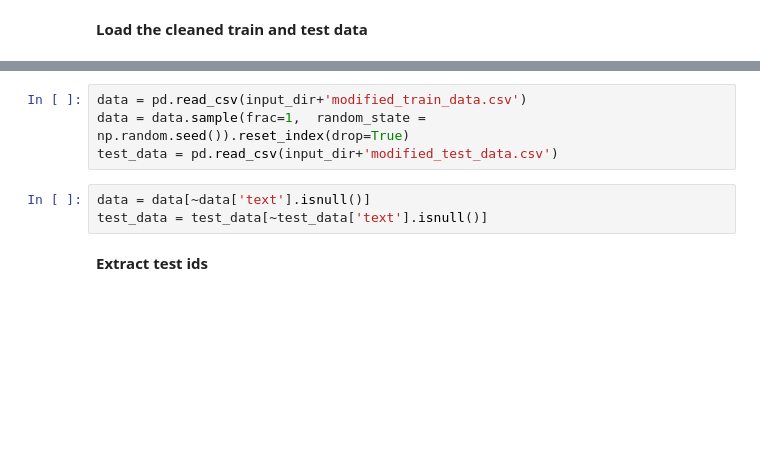
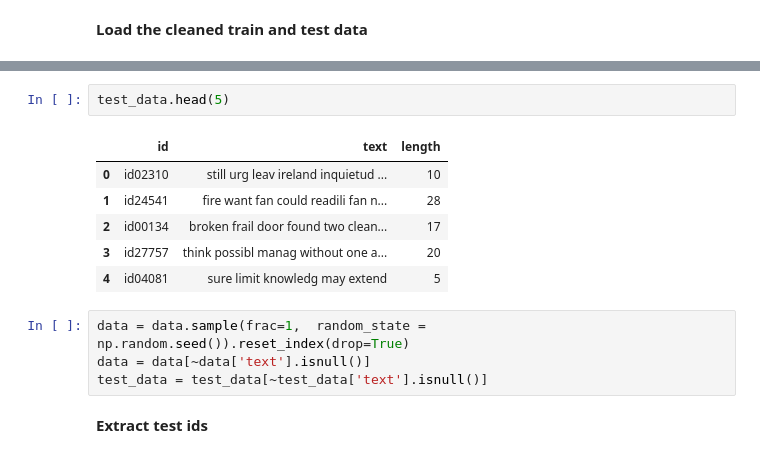
Before and after one commit to itratrahman/machine_learning_projects, a Jupyter notebook: spooky_author_identification/model/text_classification_multi_layered_lstm.ipynb, the cells around one changed output, grey strips where cells are left out. Drawn from its saved outputs; the diff is of its cells as text; blank space fills up the shorter version.

```diff
--- a/spooky_author_identification/model/text_classification_multi_layered_lstm.ipynb
+++ b/spooky_author_identification/model/text_classification_multi_layered_lstm.ipynb
@@ -50,10 +62,16 @@ submission_dir = "./submission/"
+# %%
+test_data.head(5)
+# %% [output]
+|  | id | text | length |
+| 0 | id02310 | still urg leav ireland inquietud ... | 10 |
+| 1 | id24541 | fire want fan could readili fan n... | 28 |
+| 2 | id00134 | broken frail door found two clean... | 17 |
+| 3 | id27757 | think possibl manag without one a... | 20 |
+| 4 | id04081 | sure limit knowledg may extend | 5 |
 # %%
-data = pd.read_csv(input_dir+'modified_train_data.csv')
 data = data.sample(frac=1,  random_state = np.random.seed()).reset_index(drop=True)
-test_data = pd.read_csv(input_dir+'modified_test_data.csv')
+data = data[~data['text'].isnull()]
+test_data = test_data[~test_data['text'].isnull()]
-# %%
-data = data[~data['text'].isnull()]
-test_data = test_data[~test_data['text'].isnull()]
 # %% [markdown]
 **Extract test ids**
 # %%
```
Also changed, not shown: parts of 12 cells of this notebook, 1 other file.
